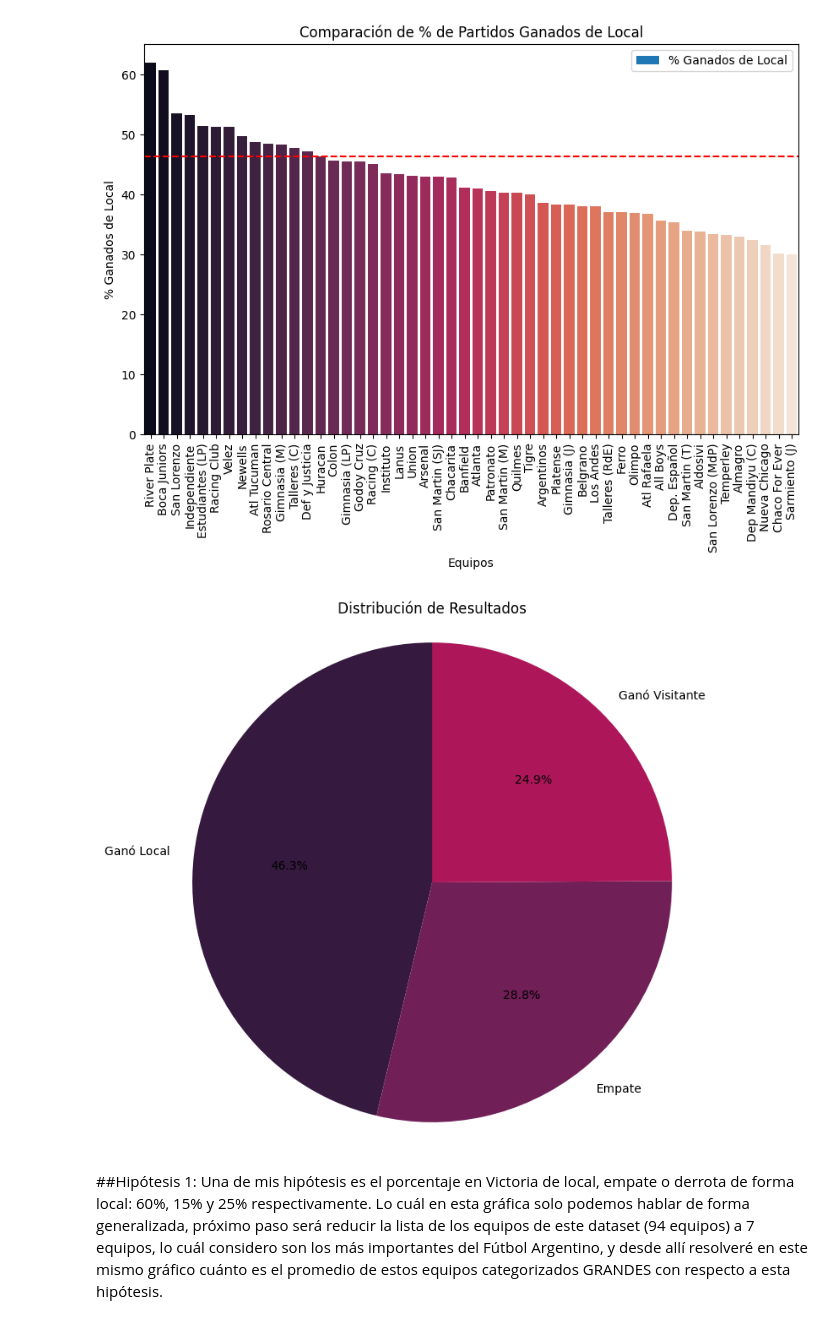
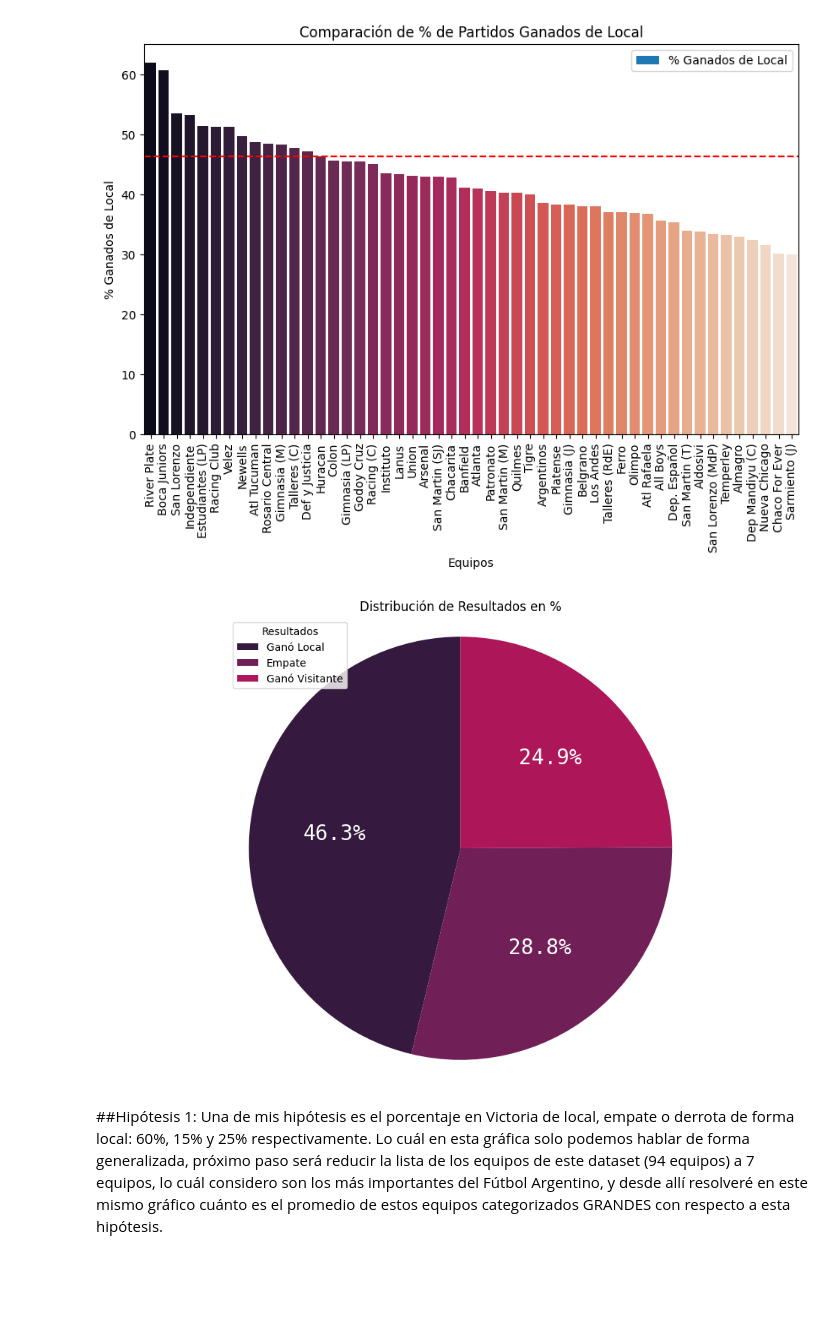
Before and after one commit to BecquerF/CoderHouse, a Jupyter notebook: proyectods_partel_fern_ndez.ipynb, the cells around one changed output. Saved outputs shown, nothing was run; the diff lists cells and outputs as text; code cells hidden in the pictures; blank space fills up the shorter version.

```diff
--- a/proyectods_partel_fern_ndez.ipynb
+++ b/proyectods_partel_fern_ndez.ipynb
@@ -248,13 +238,16 @@ Passing `palette` without assigning `hue` is deprecated and will be removed in v
 # %%
 #Crear un Piechart para los Resultados "Ganó Local, Empate, Ganó Visita"
 df_grafico_res = df['Resultado'].value_counts()
 plt.figure(figsize=(8, 8))
-plt.pie(df_grafico_res, labels=df_grafico_res.index, autopct='%1.1f%%', startangle=90, colors=sns.color_palette('rocket'))
-plt.title('Distribución de Resultados')
+plt.pie(df_grafico_res, labels=df_grafico_res.index, textprops={'color':'white', 'fontsize': 20, 'fontfamily': 'monospace'}, autopct='%1.1f%%', startangle=90, colors=sns.color_palette('rocket'))
+plt.title('Distribución de Resultados en %')
 plt.axis('equal')
+plt.legend(title='Resultados', loc='upper left', labels=df_grafico_res.index)
+#guardar imagen
+plt.savefig('piechart_resultados.png')
 plt.show()
 # %% [output]
-[figure, old version]
+[figure, new version]
 # %% [markdown]
 ##Hipótesis 1:
 Una de mis hipótesis es el porcentaje en Victoria de local, empate o derrota de forma local: 60%, 15% y 25% respectivamente. Lo cuál en esta gráfica solo podemos hablar de forma generalizada, próximo paso será reducir la lista de los equipos de este dataset (94 equipos) a 7 equipos, lo cuál considero son los más importantes del Fútbol Argentino, y desde allí resolveré en este mismo gráfico cuánto es el promedio de estos equipos categorizados GRANDES con respecto a esta hipótesis.
```
Also changed, not shown: parts of 20 cells of this notebook.
